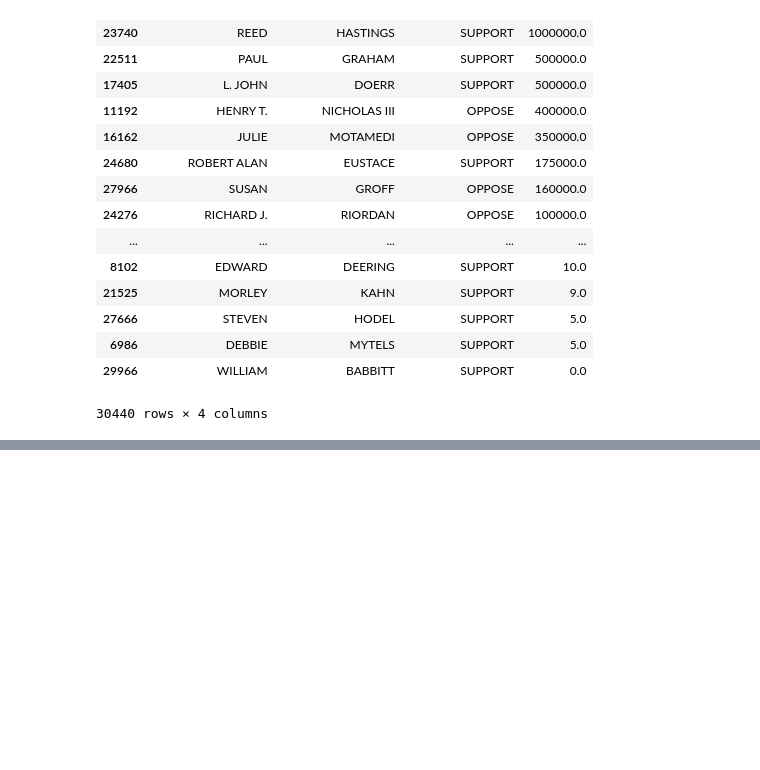
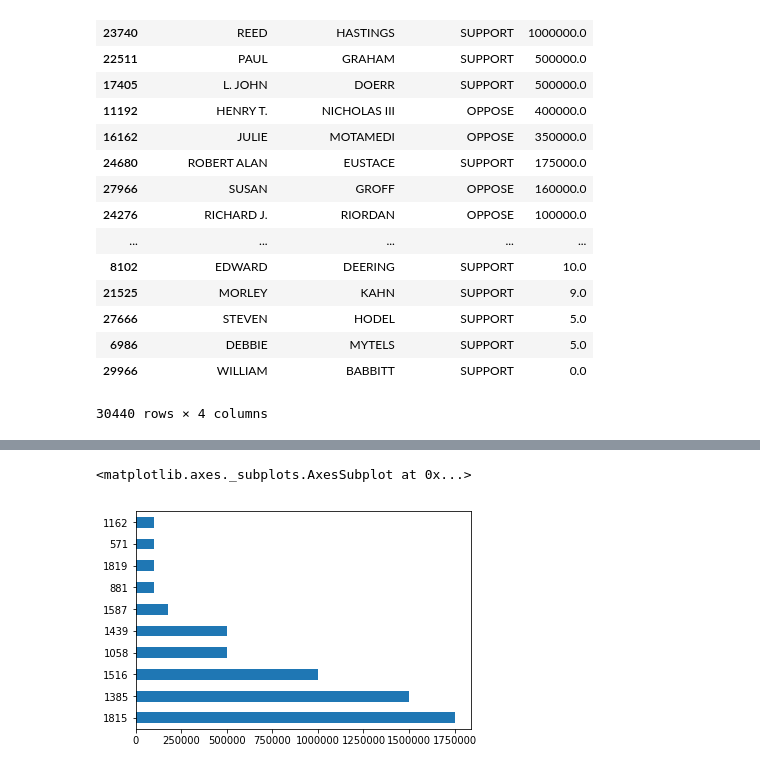
Before and after one commit to JMeers2/Dealth-Penalty-Proposition-Python-Analysis, a Jupyter notebook: PropsPandas.ipynb, the cells around one changed output, grey strips where cells are left out. Cells and saved outputs as stored; diff of their text form; code cells hidden in the pictures; blank space fills up the shorter version.

```diff
--- a/PropsPandas.ipynb
+++ b/PropsPandas.ipynb
@@ -236,0 +257,5 @@ merged.groupby(["contributor_firstname", "contributor_lastname", "committee_posi
+# %%
+top_supporters.amount.plot.barh()
+# %% [output]
+<matplotlib.axes._subplots.AxesSubplot at 0x...>
+[figure, added]
```
Also changed, not shown: parts of 11 cells of this notebook.
